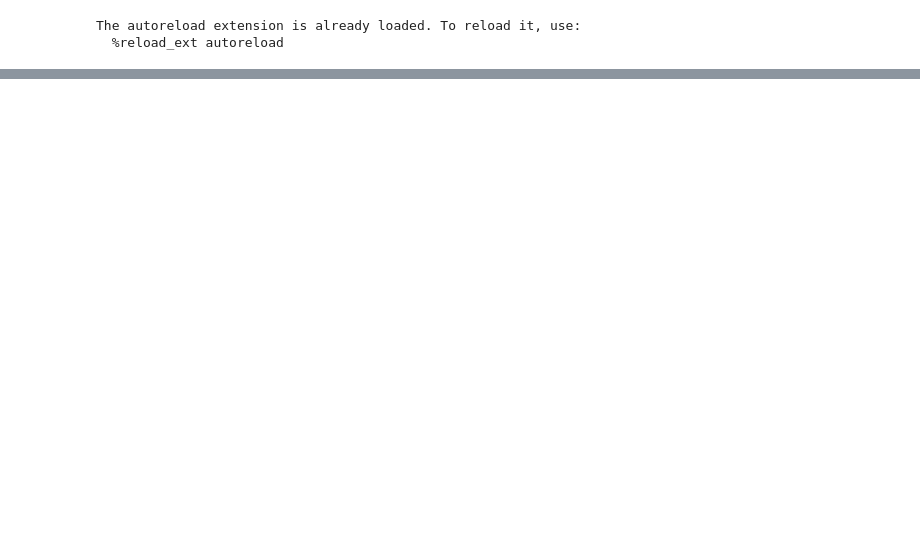
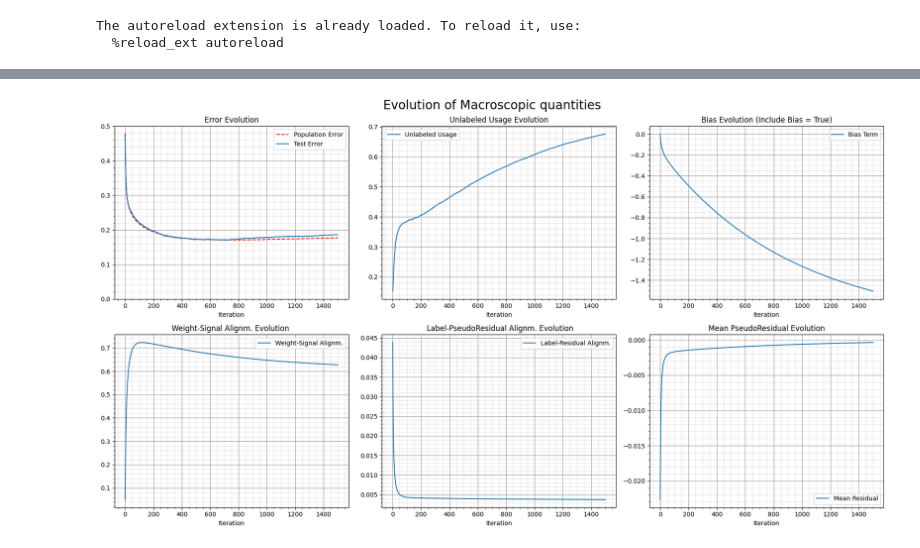
Before and after one commit to ThierryRioual/FeedbackDynamicsOfSelfTraining, a Jupyter notebook: notebooks/experiments1.ipynb, the cells around one changed output, grey strips where cells are left out. Drawn from its saved outputs; the diff is of its cells as text; code cells hidden in the pictures; blank space fills up the shorter version.

```diff
--- a/notebooks/experiments1.ipynb
+++ b/notebooks/experiments1.ipynb
@@ -184,0 +114,6 @@ tensor(0.9729)
+# %%
+metrics = {
+    "test_error", "population_error", "unl_usage",
+    "train_mean_residual", "train_label_residual_alignment",
+    "weight_signal_alignment", "weight_vector_norm", "bias_term"
+}
@@ -184,0 +178,34 @@ tensor(0.9729)
+# %%
+callback = TestEvaluatorCallback(
+    X_lab=X_lab,
+    Y_lab=Y_lab,
+    X_unl=X_unl,
+    Y_unl=Y_unl,
+    X_test=X_test,
+    Y_test=Y_test,
+    mu=data._mu,
+    sigma=data_cfg.scale,
+    p=data_cfg.label_prior,
+    metrics=metrics
+)
+
+algorithm_cfg = AlgorithmConfig(
+    n_iterations=1500,
+    ramp_start=1500,
+    ramp_end=1500,
+    positive_margin=logit(0.80),
+    negative_margin=-logit(0.80),
+    penalty_param=0.1,
+    step_size=0.1,
+    pseudo_label_param=2.0,
+    include_bias=True
+)
+
+st = SelfTrainedGradientDescent(cfg=algorithm_cfg, callback=callback)
+
+torch.manual_seed(42)
+st.fit(X_lab, Y_lab, X_unl)
+# %%
+plot_callback(callback)
+# %% [output]
+[figure, added]
```
Also changed, not shown: parts of 52 cells of this notebook, 24 other files.
